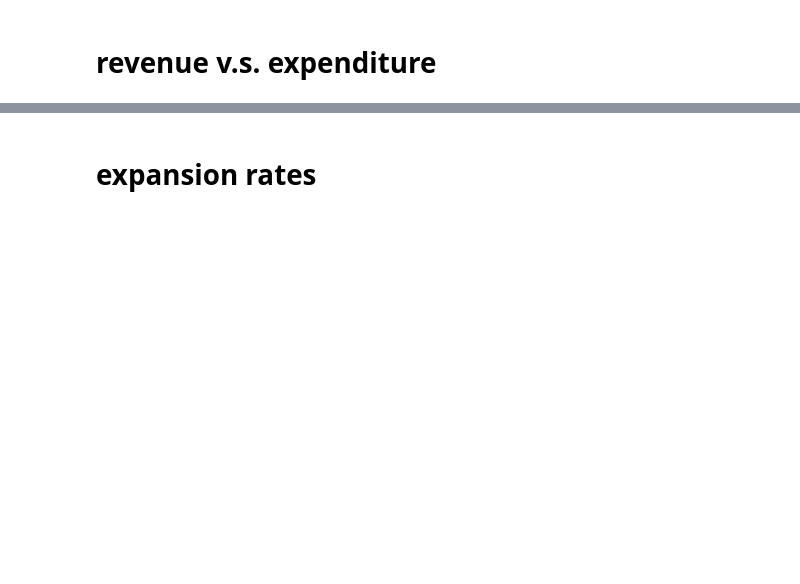
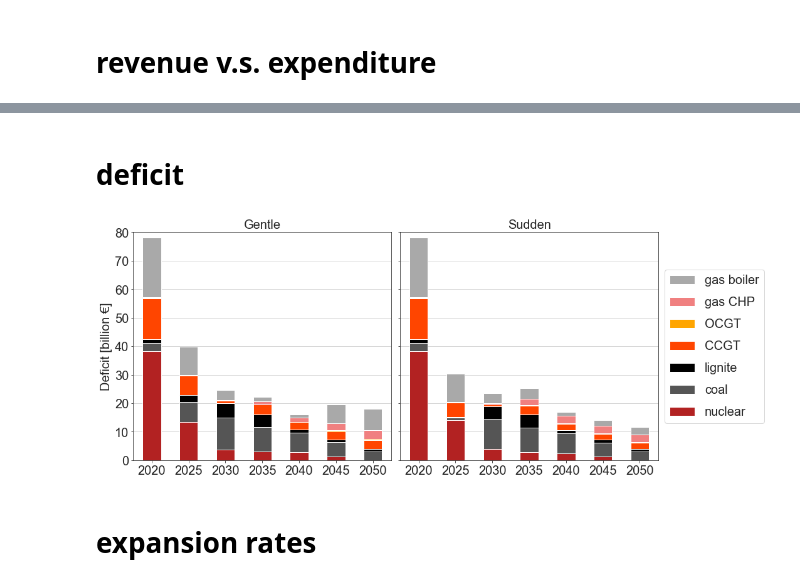
Before and after one commit to martavp/pypsa-eur-sec-30-path, a Jupyter notebook: paper_graphics/notebooks/summary_plot.ipynb, the cells around one changed output, grey strips where cells are left out. Saved outputs shown, nothing was run; the diff lists cells and outputs as text; code cells hidden in the pictures; blank space fills up the shorter version.

```diff
--- a/paper_graphics/notebooks/summary_plot.ipynb
+++ b/paper_graphics/notebooks/summary_plot.ipynb
@@ -329,3 +344,34 @@ plt.savefig('../../figures/revenue_vs_expenditure_{}.png'.format(version),dpi=50
+# %% [markdown]
+# deficit
+# %%
+deficit = (-revenue+expenditure)/1e9
+
+fig, axes = plt.subplots(1,2,figsize=(15,6),sharex=True,sharey='row')
+
+ax = axes[0]
+df = deficit['go']
+df.T.plot(kind="bar",ax=ax,stacked=True,color=[tech_colors[i] for i in df.index],legend=False,fontsize=fs,rot=0)
+ax.set_ylim([0,80])
+ax.set_xlabel('')
+ax.set_ylabel("Deficit [billion €]",fontsize=fs)
+ax.set_title('Gentle',fontsize=fs)
+ax.grid('on',axis='y')
+
+ax = axes[1]
+df = deficit['wait']
+df.T.plot(kind="bar",ax=ax,stacked=True,color=[tech_colors[i] for i in df.index],legend=False,fontsize=fs,rot=0)
+ax.set_xlabel('')
+ax.set_title('Sudden',fontsize=fs)
+ax.grid('on',axis='y')
+
+handles,labels = ax.get_legend_handles_labels()
+ax.legend(handles[::-1],labels[::-1],ncol=1,loc="center left",fontsize=20,bbox_to_anchor=[1,0.5],labelspacing=0.8)
+
+fig.tight_layout()
+
+plt.savefig('../../figures/deficit_{}.png'.format(version),dpi=500, bbox_inches='tight')
+# %% [output]
+[figure, added]
 # %% [markdown]
 # expansion rates
 # %%
```
Also changed, not shown: parts of 11 cells of this notebook, 15 other files.
